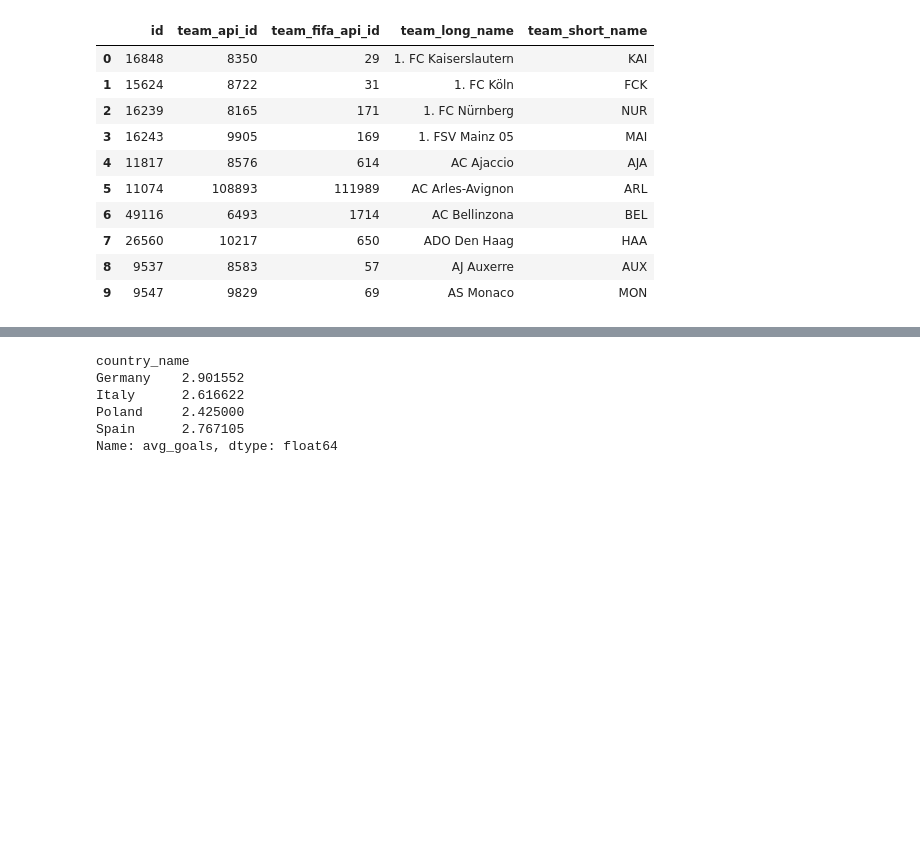
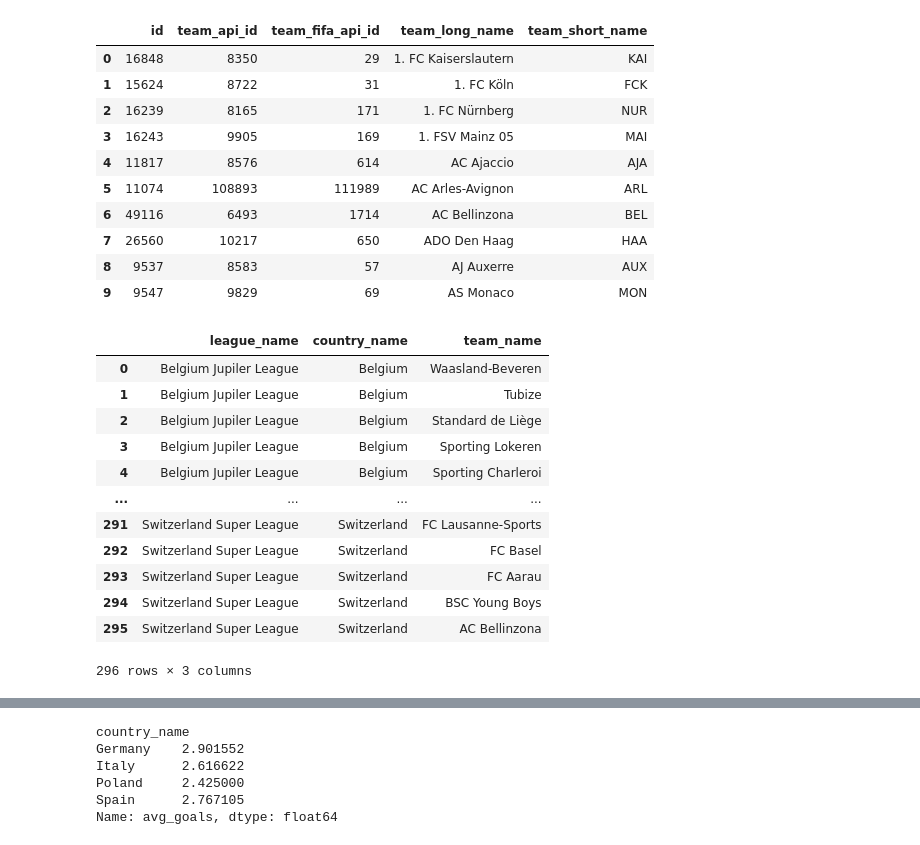
Before and after one commit to zafchiel/datas-notebooks, a Jupyter notebook: eu-football/analysis.ipynb, the cells around one changed output, grey strips where cells are left out. Drawn from its saved outputs; the diff is of its cells as text; code cells hidden in the pictures; blank space fills up the shorter version.

Commit message:
all teams

```diff
--- a/eu-football/analysis.ipynb
+++ b/eu-football/analysis.ipynb
@@ -65,6 +65,32 @@ SELECT * FROM Team ORDER BY team_long_name LIMIT 10
 | 7 | 26560 | 10217 | 650 | ADO Den Haag | HAA |
 | 8 | 9537 | 8583 | 57 | AJ Auxerre | AUX |
 | 9 | 9547 | 9829 | 69 | AS Monaco | MON |
+# %%
+%%sql
+SELECT
+    League.name as league_name,
+    Country.name as country_name,
+    Team.team_long_name as team_name
+FROM League
+JOIN Country on League.country_id = Country.id
+JOIN Match on League.id = Match.league_id
+JOIN Team on Match.home_team_api_id = Team.team_api_id
+GROUP BY League.name, Country.name, Team.team_long_name
+ORDER BY League.name, Country.name, Team.team_long_name DESC
+# %% [output]
+|  | league_name | country_name | team_name |
+| 0 | Belgium Jupiler League | Belgium | Waasland-Beveren |
+| 1 | Belgium Jupiler League | Belgium | Tubize |
+| 2 | Belgium Jupiler League | Belgium | Standard de Liège |
+| 3 | Belgium Jupiler League | Belgium | Sporting Lokeren |
+| 4 | Belgium Jupiler League | Belgium | Sporting Charleroi |
+| ... | ... | ... | ... |
+| 291 | Switzerland Super League | Switzerland | FC Lausanne-Sports |
+| 292 | Switzerland Super League | Switzerland | FC Basel |
+| 293 | Switzerland Super League | Switzerland | FC Aarau |
+| 294 | Switzerland Super League | Switzerland | BSC Young Boys |
+| 295 | Switzerland Super League | Switzerland | AC Bellinzona |
+296 rows × 3 columns
 # %%
 %%sql
 SELECT
```
